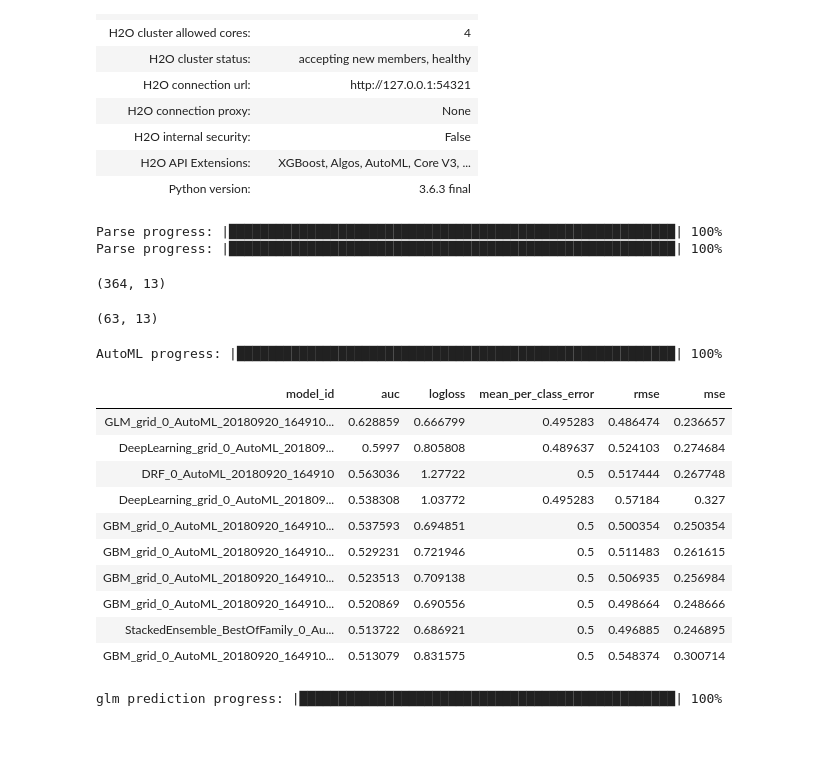
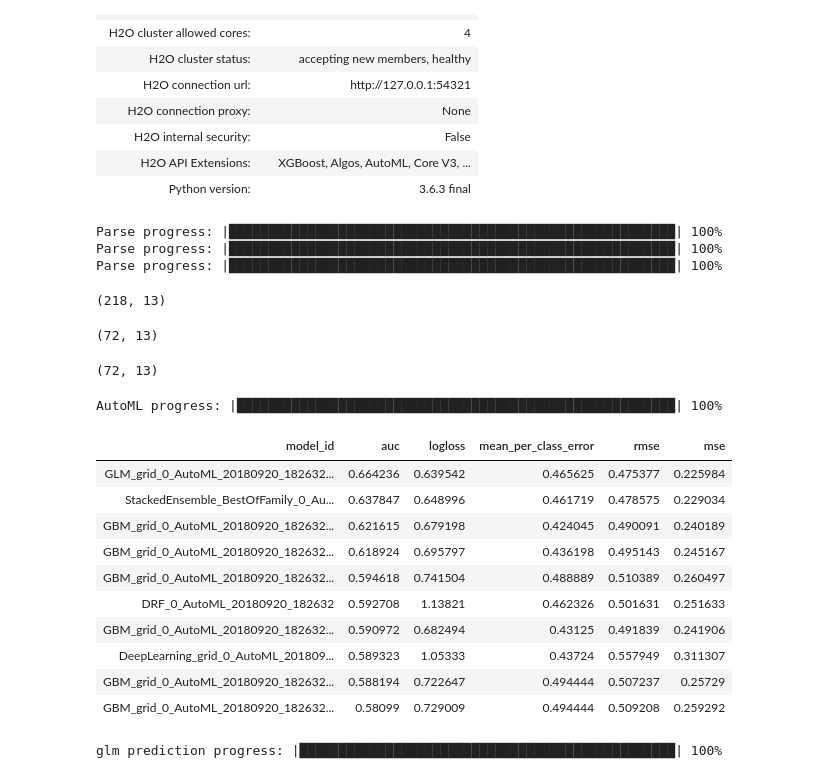
Before and after one commit to ViktorMalesevic/Bitcoin-NLP-Strategy, a Jupyter notebook: 09_non_lagged_data_h2o_model.ipynb, the cells around one changed output. Saved outputs shown, nothing was run; the diff lists cells and outputs as text; code cells hidden in the pictures; blank space fills up the shorter version.

Commit message:
Included validation set in nonlagged predictions

```diff
--- a/09_non_lagged_data_h2o_model.ipynb
+++ b/09_non_lagged_data_h2o_model.ipynb
@@ -66,23 +66,30 @@ Connecting to H2O server at http://127.0.0.1:54321... successful.
 | H2O API Extensions: | XGBoost, Algos, AutoML, Core V3, ... |
 | Python version: | 3.6.3 final |
 # %%
-train = data[0:300]
-test = data[301:]
+train = data[0:218]
+validation = data[219:291]
+test = data[292:]
 #train["invest"] = asfactor(train["invest"])
 #test["invest"] = asfactor(test["invest"])
 train = h2o.H2OFrame(train)
 test = h2o.H2OFrame(test)
+validation = h2o.H2OFrame(validation)
 # %% [output]
 Parse progress: |█████████████████████████████████████████████████████████| 100%
 Parse progress: |█████████████████████████████████████████████████████████| 100%
+Parse progress: |█████████████████████████████████████████████████████████| 100%
 # %%
-data.shape
+train.shape
 # %% [output]
-(364, 13)
+(218, 13)
+# %%
+validation.shape
+# %% [output]
+(72, 13)
 # %%
 test.shape
 # %% [output]
-(63, 13)
+(72, 13)
 # %%
 x = train.columns
 y = "invest"
@@ -90,26 +97,27 @@ x.remove(y)
 # %%
 # Run AutoML for 30 seconds
 aml = H2OAutoML(max_runtime_secs = 30)
 aml.train(x = x, y = y,
-          training_frame = train)
+          training_frame = train,
+          validation_frame = validation)
 
 # View the AutoML Leaderboard
 lb = aml.leaderboard
 lb
 #h2o.shutdown(prompt=False)
 # %% [output]
 AutoML progress: |████████████████████████████████████████████████████████| 100%
 | model_id | auc | logloss | mean_per_class_error | rmse | mse |
-| GLM_grid_0_AutoML_20180920_164910... | 0.628859 | 0.666799 | 0.495283 | 0.486474 | 0.236657 |
-| DeepLearning_grid_0_AutoML_201809... | 0.5997 | 0.805808 | 0.489637 | 0.524103 | 0.274684 |
-| DRF_0_AutoML_20180920_164910 | 0.563036 | 1.27722 | 0.5 | 0.517444 | 0.267748 |
-| DeepLearning_grid_0_AutoML_201809... | 0.538308 | 1.03772 | 0.495283 | 0.57184 | 0.327 |
-| GBM_grid_0_AutoML_20180920_164910... | 0.537593 | 0.694851 | 0.5 | 0.500354 | 0.250354 |
-| GBM_grid_0_AutoML_20180920_164910... | 0.529231 | 0.721946 | 0.5 | 0.511483 | 0.261615 |
-| GBM_grid_0_AutoML_20180920_164910... | 0.523513 | 0.709138 | 0.5 | 0.506935 | 0.256984 |
-| GBM_grid_0_AutoML_20180920_164910... | 0.520869 | 0.690556 | 0.5 | 0.498664 | 0.248666 |
-| StackedEnsemble_BestOfFamily_0_Au... | 0.513722 | 0.686921 | 0.5 | 0.496885 | 0.246895 |
-| GBM_grid_0_AutoML_20180920_164910... | 0.513079 | 0.831575 | 0.5 | 0.548374 | 0.300714 |
+| GLM_grid_0_AutoML_20180920_182632... | 0.664236 | 0.639542 | 0.465625 | 0.475377 | 0.225984 |
+| StackedEnsemble_BestOfFamily_0_Au... | 0.637847 | 0.648996 | 0.461719 | 0.478575 | 0.229034 |
+| GBM_grid_0_AutoML_20180920_182632... | 0.621615 | 0.679198 | 0.424045 | 0.490091 | 0.240189 |
+| GBM_grid_0_AutoML_20180920_182632... | 0.618924 | 0.695797 | 0.436198 | 0.495143 | 0.245167 |
+| GBM_grid_0_AutoML_20180920_182632... | 0.594618 | 0.741504 | 0.488889 | 0.510389 | 0.260497 |
+| DRF_0_AutoML_20180920_182632 | 0.592708 | 1.13821 | 0.462326 | 0.501631 | 0.251633 |
+| GBM_grid_0_AutoML_20180920_182632... | 0.590972 | 0.682494 | 0.43125 | 0.491839 | 0.241906 |
+| DeepLearning_grid_0_AutoML_201809... | 0.589323 | 1.05333 | 0.43724 | 0.557949 | 0.311307 |
+| GBM_grid_0_AutoML_20180920_182632... | 0.588194 | 0.722647 | 0.494444 | 0.507237 | 0.25729 |
+| GBM_grid_0_AutoML_20180920_182632... | 0.58099 | 0.729009 | 0.494444 | 0.509208 | 0.259292 |
 # %%
 model_path = h2o.save_model(model=aml.leader, path = "nonlagged_leadermodel_GLM", force = True)
 # %%
```
Also changed, not shown: parts of 1 cell of this notebook, 4 other files.
